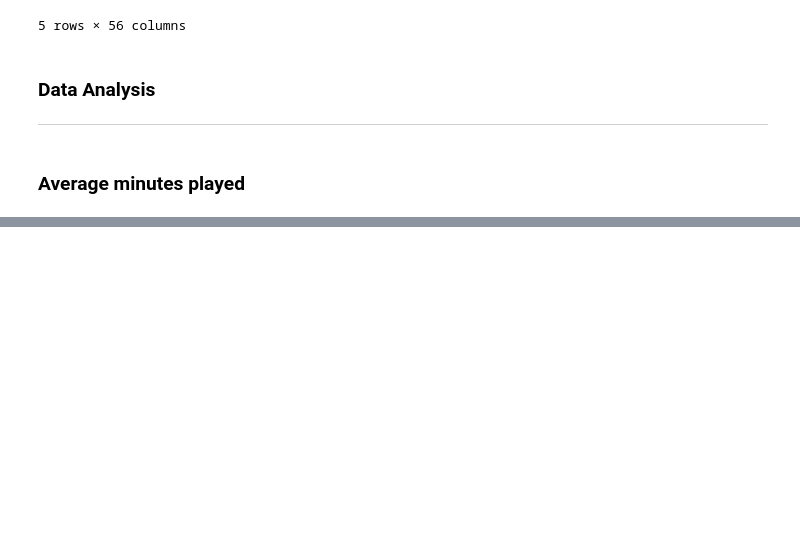
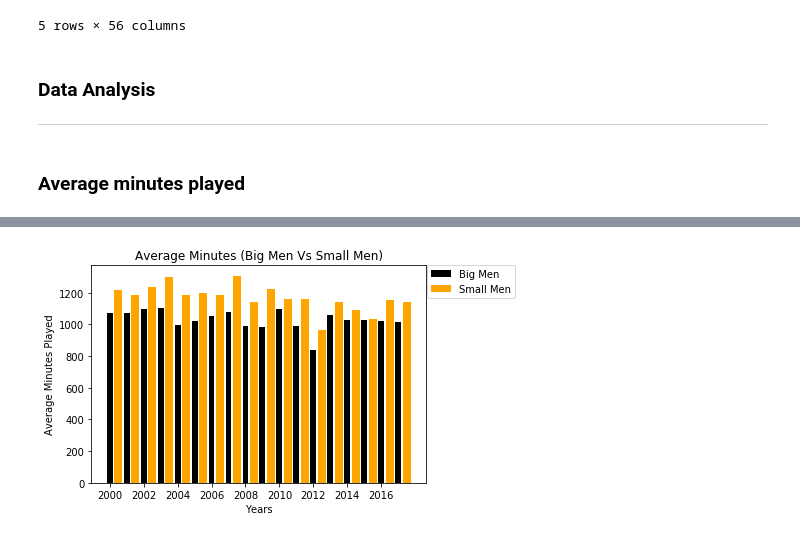
Before and after one commit to logan7734/Project1_repo, a Jupyter notebook: Project Code(Ovais).ipynb, the cells around one changed output, grey strips where cells are left out. Saved outputs shown, nothing was run; the diff lists cells and outputs as text; code cells hidden in the pictures; blank space fills up the shorter version.

```diff
--- a/Project Code(Ovais).ipynb
+++ b/Project Code(Ovais).ipynb
@@ -222,11 +238,18 @@ plt.title("Average Minutes Played by Center-Power Forward(s)")
 # %%
 #all Together
+big_plot = plt.bar(avg_min_big["Year"], avg_min_big["MP"], color='Black',width = 0.35)
+small_plot = plt.bar(avg_min_small["Year"] + 0.5, avg_min_small["MP"], color='Orange',width = 0.5)
 
-plt.bar(centers_min["Year"] + 0, centers_min["MP"], color='Blue', width = 0.25)
-plt.bar(pf_min["Year"] + 0.25,pf_min["MP"],color="Green", width = 0.25)
-plt.bar(pf_c_min["Year"] + 0.5,pf_c_min["MP"],color="orange", width = 0.25)
-plt.bar(c_pfmin["Year"] + 0.75,c_pfmin["MP"],color="purple", width = 0.25)
+
+
+#Change values of xticks
+plt.xticks(np.arange(2000,2018,step=2))
+plt.legend([big_plot,small_plot], ["Big Men","Small Men"], loc='outside', bbox_to_anchor = (1.28,1.025))
 
 plt.xlabel("Years")
 plt.ylabel("Average Minutes Played")
-plt.title("Big Men Positions")
+plt.title("Average Minutes (Big Men Vs Small Men)")
+
+plt.show()
+# %% [output]
+[figure, added]
```
Also changed, not shown: parts of 6 cells of this notebook.
